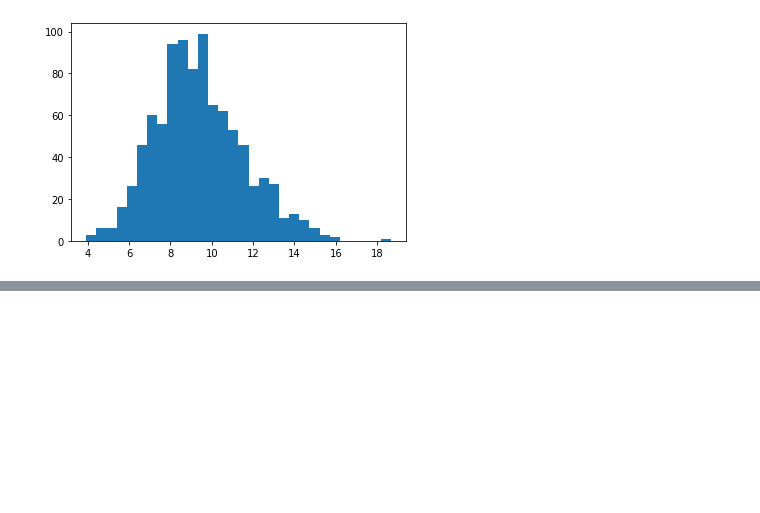
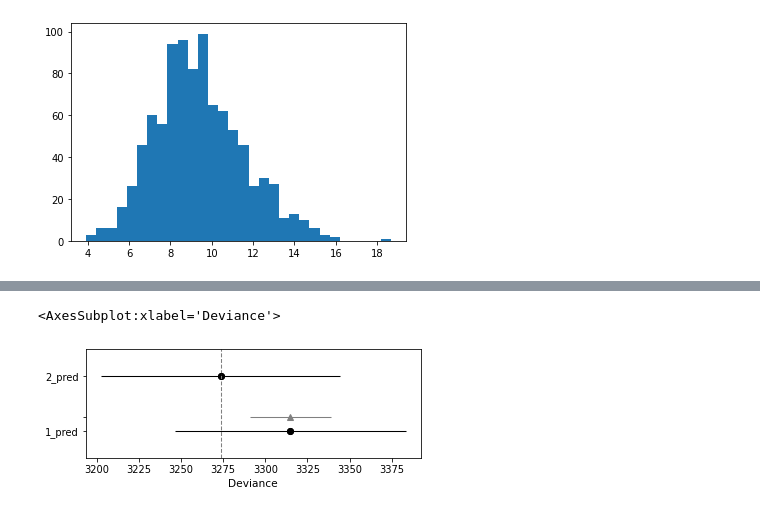
Before and after one commit to jacob0404060987/data_analitics, a Jupyter notebook: notebook_1.ipynb, the cells around one changed output, grey strips where cells are left out. Cells and saved outputs as stored; diff of their text form; code cells hidden in the pictures; blank space fills up the shorter version.

```diff
--- a/notebook_1.ipynb
+++ b/notebook_1.ipynb
@@ -236,0 +241,5 @@ ValueError: Encountered error in ic computation of compare.
+# %%
+az.plot_compare(comp_result_waic)
+# %% [output]
+<AxesSubplot:xlabel='Deviance'>
+[figure, added]
```
Also changed, not shown: parts of 11 cells of this notebook, 4 other files.
